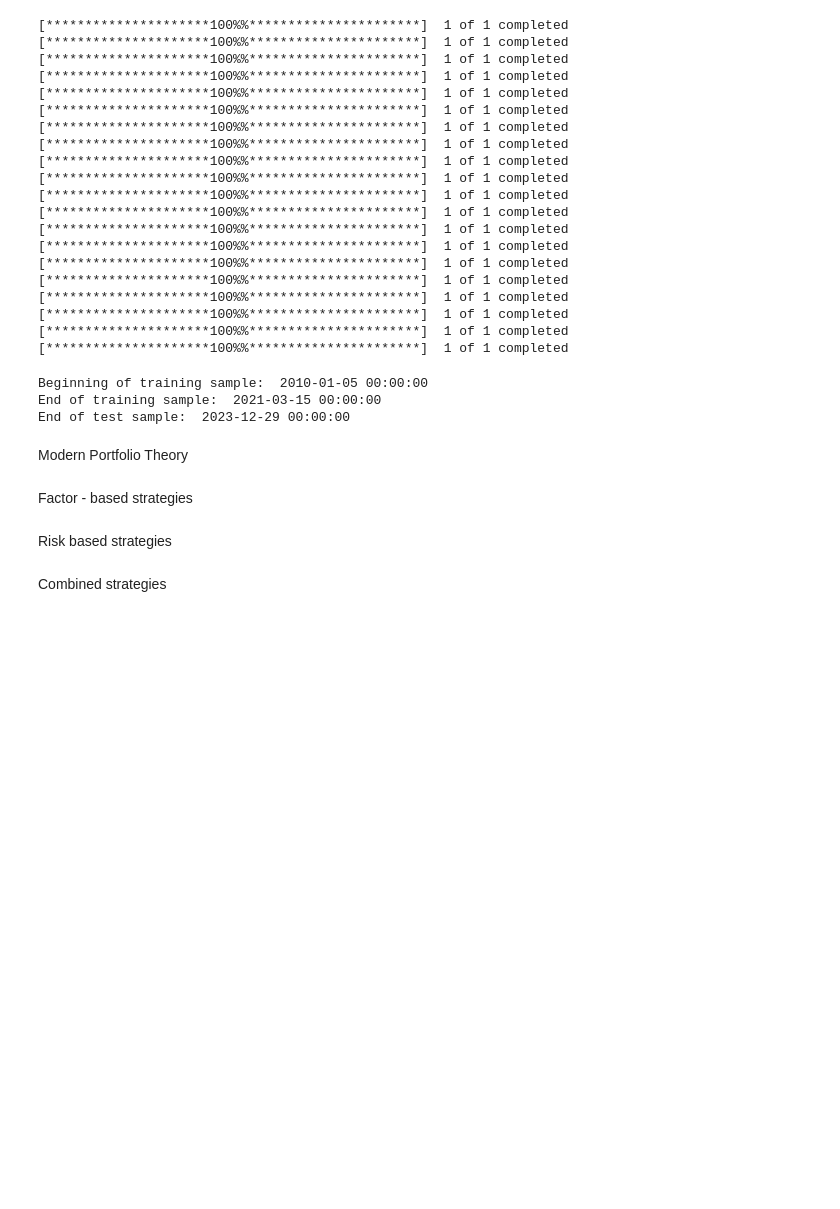
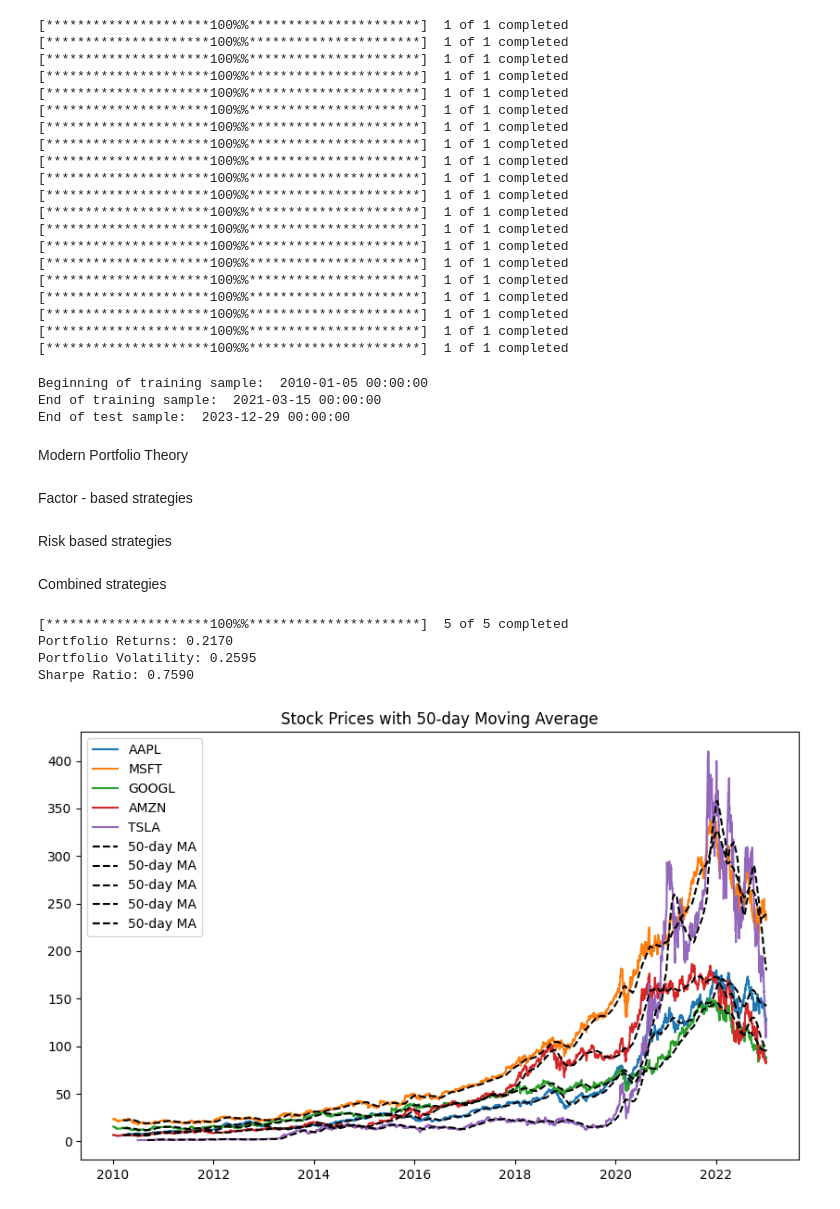
Before and after one commit to WQU-Capstone-4856-23-12/Improving-Classical-Investment-Strategies-ML-Application-to-Portfolio-Allocation, a Jupyter notebook: Capstone_4856.ipynb, the cells around one changed output. Cells and saved outputs as stored; diff of their text form; code cells hidden in the pictures; blank space fills up the shorter version.

Commit message:
Added code sample which outline portfolio optimization using deep learning

```diff
--- a/Capstone_4856.ipynb
+++ b/Capstone_4856.ipynb
@@ -94,3 +94,83 @@ Combined strategies
 #Combined strategy application general implementation
 # %%
 #Combined strategy using ML/DL models
+# %%
+#
+
+import yfinance as yf
+import numpy as np
+import pandas as pd
+import matplotlib.pyplot as plt
+from sklearn.preprocessing import MinMaxScaler
+import tensorflow as tf
+
+# Step 1: Data Retrieval from Yahoo Finance
+tickers = ['AAPL', 'MSFT', 'GOOGL', 'AMZN', 'TSLA']
+start_date = '2010-01-01'
+end_date = '2023-01-01'
+
+data = yf.download(tickers, start=start_date, end=end_date)['Adj Close']
+
+# Step 2: Feature Engineering
+returns = data.pct_change()
+log_returns = np.log(1 + returns)
+
+# Example: Compute 50-day moving average
+ma_50 = data.rolling(window=50).mean()
+
+# Add other features as needed
+
+# Step 3: Portfolio Allocation (Mean-Variance Optimization)
+cov_matrix = log_returns.cov()
+weights = np.array([0.2, 0.2, 0.2, 0.2, 0.2])  # Equal-weight allocation for demonstration
+
+port_returns = np.dot(weights, log_returns.mean() * 252)
+port_volatility = np.sqrt(np.dot(weights.T, np.dot(cov_matrix * 252, weights)))
+
+# Step 4: Deep Learning Model (MLP)
+num_features = len(tickers)
+model = tf.keras.Sequential([
+    tf.keras.layers.Dense(64, activation='relu', input_shape=(num_features,), kernel_initializer='he_normal'),
+    tf.keras.layers.Dense(32, activation='relu', kernel_initializer='he_normal'),
+    tf.keras.layers.Dense(len(tickers), activation='softmax')
+])
+
+# Step 5: Rebalancing, Transactional Costs, Backtesting
+# For simplicity, let's assume monthly rebalancing
+monthly_returns = data.resample('M').ffill().pct_change()
+
+for i in range(1, len(monthly_returns)):
+    # Rebalance portfolio using Mean-Variance Optimization weights
+    weights = np.array([0.2, 0.2, 0.2, 0.2, 0.2])  # Equal-weight allocation for demonstration
+    new_portfolio_value = np.dot(weights, monthly_returns.iloc[i] + 1)
+
+    # Transaction costs (for simplicity, assume 1% transaction cost)
+    transaction_costs = 0.01 * np.abs(new_portfolio_value - np.sum(weights * monthly_returns.iloc[i]))
+
+    # Adjust portfolio value after transaction costs
+    new_portfolio_value -= transaction_costs
+
+# Step 6: Evaluation
+# Example: Calculate Sharpe ratio
+sharpe_ratio = (port_returns - 0.02) / port_volatility  # Assuming a risk-free rate of 2%
+
+# Print results
+print(f"Portfolio Returns: {port_returns:.4f}")
+print(f"Portfolio Volatility: {port_volatility:.4f}")
+print(f"Sharpe Ratio: {sharpe_ratio:.4f}")
+
+# Plot 50-day moving average for demonstration
+plt.figure(figsize=(10, 6))
+for ticker in tickers:
+    plt.plot(data[ticker], label=ticker)
+
+plt.plot(ma_50, label='50-day MA', linestyle='--', color='black')
+plt.title('Stock Prices with 50-day Moving Average')
+plt.legend()
+plt.show()
+# %% [output]
+[*********************100%%**********************]  5 of 5 completed
+Portfolio Returns: 0.2170
+Portfolio Volatility: 0.2595
+Sharpe Ratio: 0.7590
+[figure, added]
```
